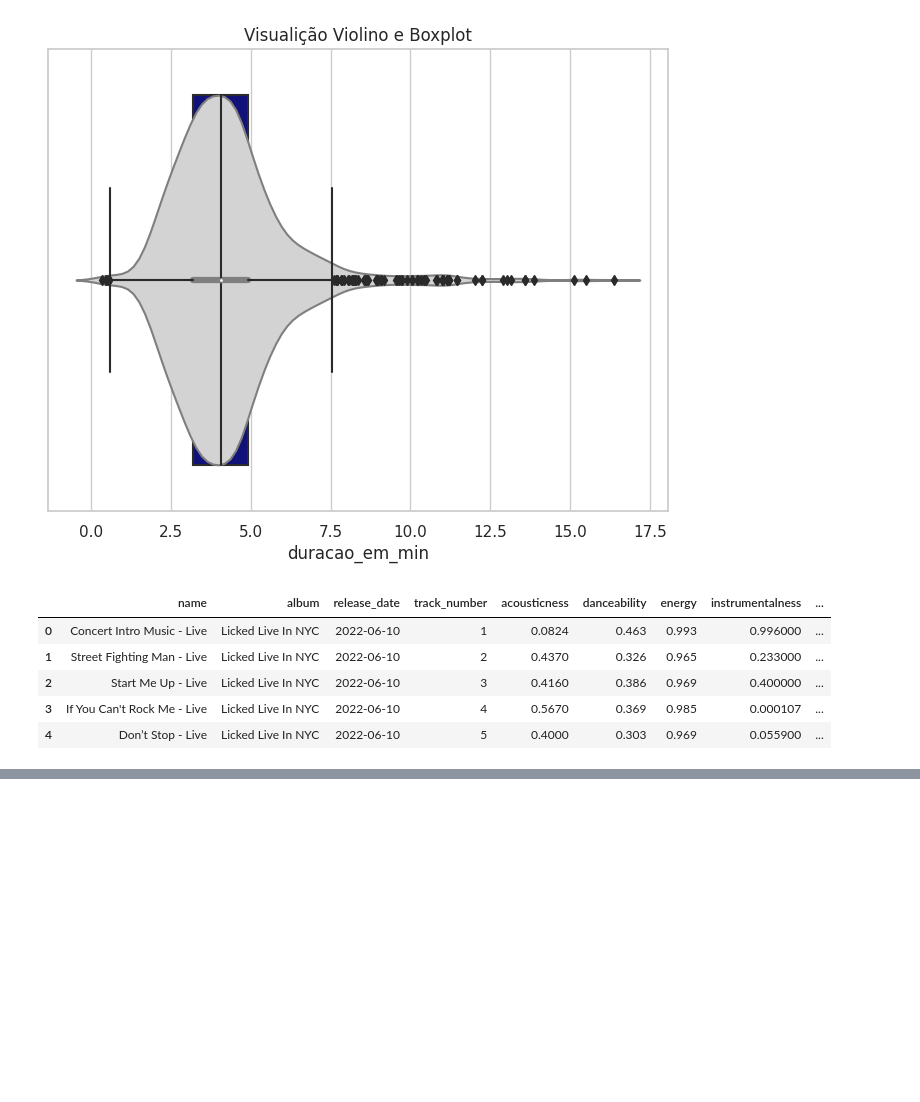
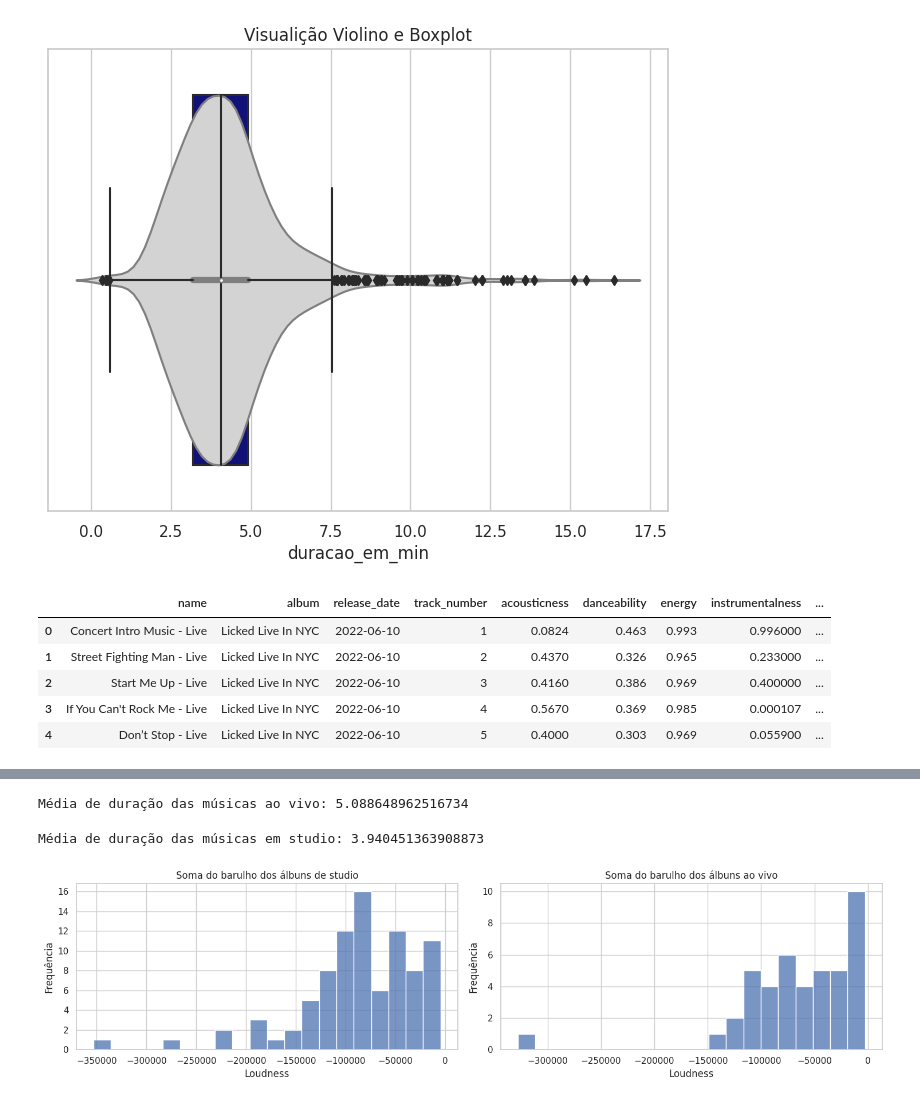
Before and after one commit to giulianafernandes/2-machine_learning_and_time_series, a Jupyter notebook: 2_2_EDA_Rolling_Stones.ipynb, the cells around one changed output, grey strips where cells are left out. Saved outputs shown, nothing was run; the diff lists cells and outputs as text; code cells hidden in the pictures; blank space fills up the shorter version.

```diff
--- a/2_2_EDA_Rolling_Stones.ipynb
+++ b/2_2_EDA_Rolling_Stones.ipynb
@@ -228,3 +228,11 @@ df.head()
 | 2 | Start Me Up - Live | Licked Live In NYC | 2022-06-10 | 3 | 0.4160 | 0.386 | 0.969 | 0.400000 | ... |
 | 3 | If You Can't Rock Me - Live | Licked Live In NYC | 2022-06-10 | 4 | 0.5670 | 0.369 | 0.985 | 0.000107 | ... |
 | 4 | Don’t Stop - Live | Licked Live In NYC | 2022-06-10 | 5 | 0.4000 | 0.303 | 0.969 | 0.055900 | ... |
+# %%
+def classifica_musica_ao_vivo(df):
+  if df["liveness"] >= 0.8:
+    return True
+  else:
+    return False
+# %%
+df["live_songs"] = df.apply(classifica_musica_ao_vivo, axis=1)
@@ -230,0 +255,3 @@ df.head()
+# %%
+df_gravado_em_studio = df[df["live_songs"] == False]
+df_musicas_ao_vivo = df[df["live_songs"] == True]
@@ -230,0 +267,28 @@ df.head()
+# %%
+print("Média de duração das músicas ao vivo:", df_musicas_ao_vivo["duracao_em_min"].mean())
+# %% [output]
+Média de duração das músicas ao vivo: 5.088648962516734
+# %%
+print("Média de duração das músicas em studio:", df_gravado_em_studio["duracao_em_min"].mean())
+# %% [output]
+Média de duração das músicas em studio: 3.940451363908873
+# %%
+df_studio = df_gravado_em_studio.groupby("album")["loudness"].sum()
+df_live = df_musicas_ao_vivo.groupby("album")["loudness"].sum()
+# %%
+fig, axes = plt.subplots(1, 2, figsize=(15,4))
+
+sns.histplot(data=df_studio, bins=20, ax=axes[0])
+axes[0].set_title("Soma do barulho dos álbuns de studio")
+axes[0].set_xlabel("Loudness")
+axes[0].set_ylabel("Frequência")
+
+sns.histplot(data=df_live, bins=20, ax=axes[1])
+axes[1].set_title("Soma do barulho dos álbuns ao vivo")
+axes[1].set_xlabel("Loudness")
+axes[1].set_ylabel("Frequência")
+
+fig.tight_layout()
+plt.show()
+# %% [output]
+[figure, added]
```
Also changed, not shown: parts of 10 cells of this notebook.
